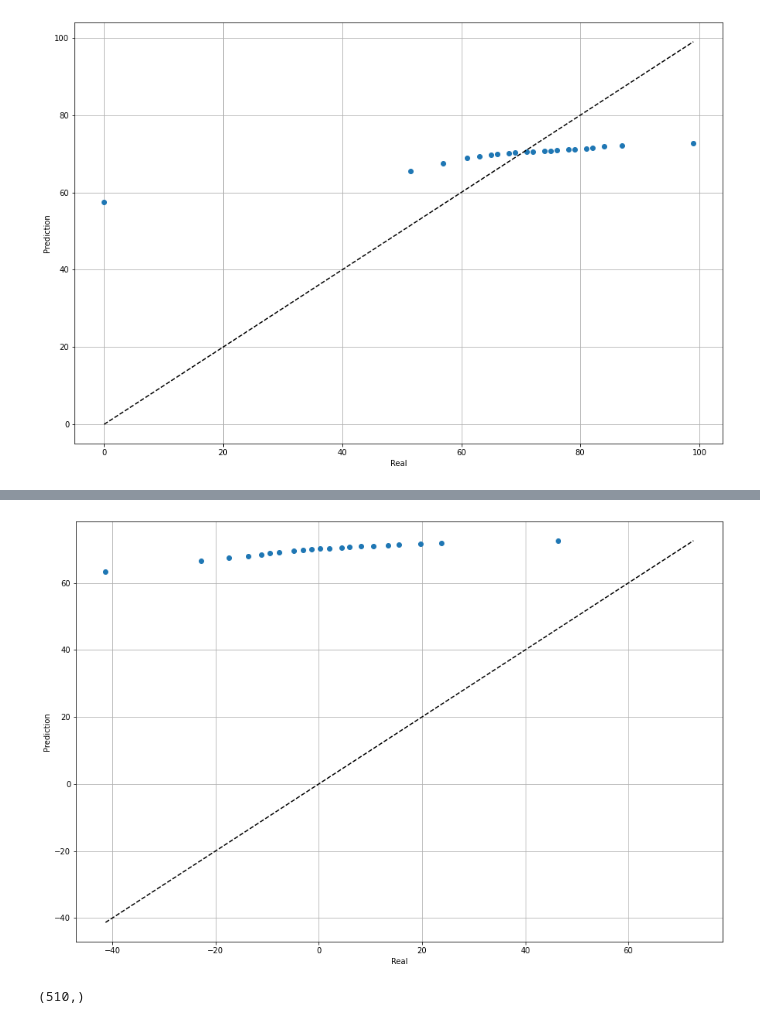
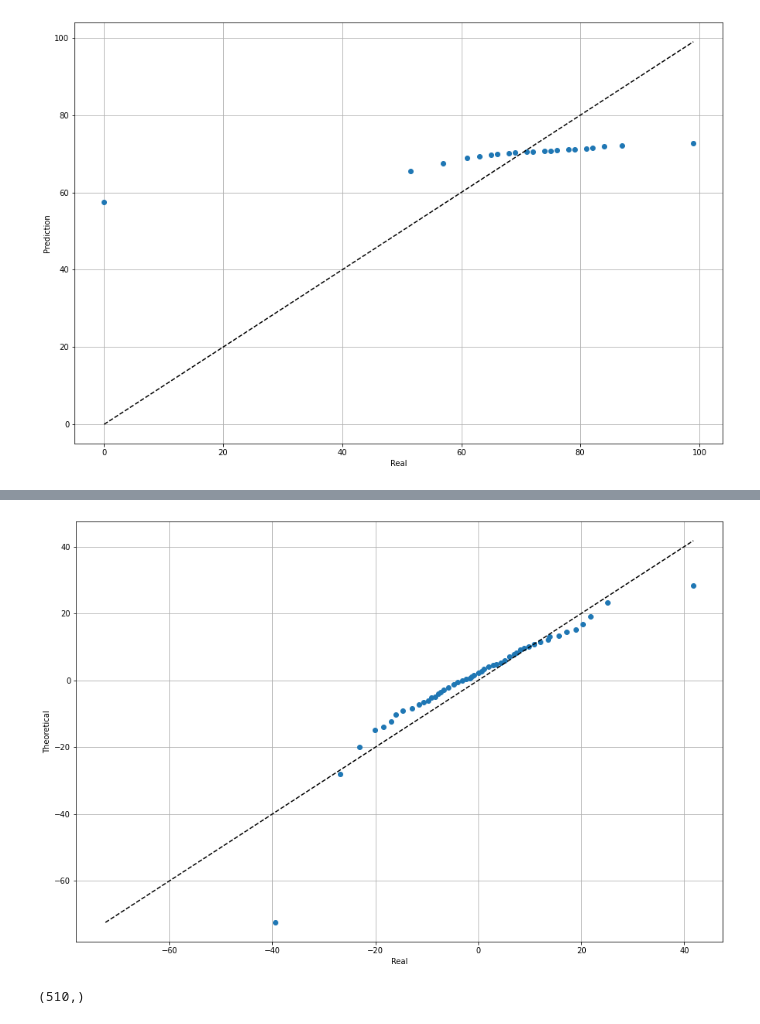
Before and after one commit to eegoro/Methods-and-models-for-multivariate-data-analysis, a Jupyter notebook: lab2.ipynb, the cells around one changed output, grey strips where cells are left out. Cells and saved outputs as stored; diff of their text form; code cells hidden in the pictures.

```diff
--- a/lab2.ipynb
+++ b/lab2.ipynb
@@ -328,6 +370,4 @@ from sklearn.preprocessing import MinMaxScaler, StandardScaler
 from sklearn.model_selection import train_test_split
 import math
 import pylab
-# %%
-subdata = subdata.drop(columns='Chord')
 # %%
@@ -341,7 +381,8 @@ plt.savefig(fname = "./4.png", dpi=300, facecolor='w', edgecolor='w', color='cor
 [figure]
 # %%
 y = subdata['Popularity']
-X = subdata.drop(columns=['Popularity','Danceability','Energy','Loudness'])
+# X = subdata.drop(columns=['Popularity','Danceability','Energy','Loudness'])
+X = subdata.drop(columns=['Popularity','Chord'])
 
 X_train, X_test, y_train, y_test = train_test_split(X, y, test_size=0.33, random_state=2021)
 
@@ -361,0 +418,11 @@ y_pred_poly_all = reg.predict(X_new)
+# %%
+from sklearn.linear_model import  LassoLarsIC
+
+clf = linear_model.Lasso(alpha=0.1)
+clf.fit(X_train, y_train)
+print(clf.coef_)
+
+model_aic = LassoLarsIC(criterion='aic')
+model_aic.fit(X_train, y_train)
+alpha_aic_ = model_aic.coef_
+alpha_aic_
@@ -495,33 +648,33 @@ Significance level 0.05
 # %%
-y_diff = y_test - y_pred
+y_diff = y_test - y_pred_lasso
 
 params = (0.0, y_diff.std())
 x = np.linspace(y_diff.min(), y_diff.max(), len(y_pred))
 vals = norm.pdf(x,*params)
 
 # Plotting a quantile biplot based on real and predicted values
 plt.figure(figsize=(15,10))
-percs = np.linspace(0, 100, 21)
+percs = np.linspace(0, 100, 50)
 qn_first = np.percentile(norm.rvs(*params,size=y_pred.shape), percs)
-qn_second = np.percentile(y_pred, percs)
+qn_second = np.percentile(y_diff, percs)
 # plt.figure(figsize=(12, 12))
 
 min_qn = np.min([qn_first.min(), qn_second.min()])
 max_qn = np.max([qn_first.max(), qn_second.max()])
 x = np.linspace(min_qn, max_qn)
 
 plt.plot(qn_first, qn_second, ls="", marker="o", markersize=6)
 plt.plot(x, x, color="k", ls="--")
 
 plt.xlabel(u'Real')
-plt.ylabel(u'Prediction')
+plt.ylabel(u'Theoretical')
 plt.grid(True)
 plt.savefig(fname = "./6.png", dpi=300, facecolor='w', edgecolor='w',
             orientation='portrait', papertype=None, format=None,
             transparent=False, bbox_inches=None, pad_inches=0.1,
             frameon=None, metadata=None)
 # %% [output]
-[figure, old version]
+[figure, new version]
 # %%
 norm.rvs(size=y_pred.shape)
 y_pred.shape
```
Also changed, not shown: parts of 31 cells of this notebook.
